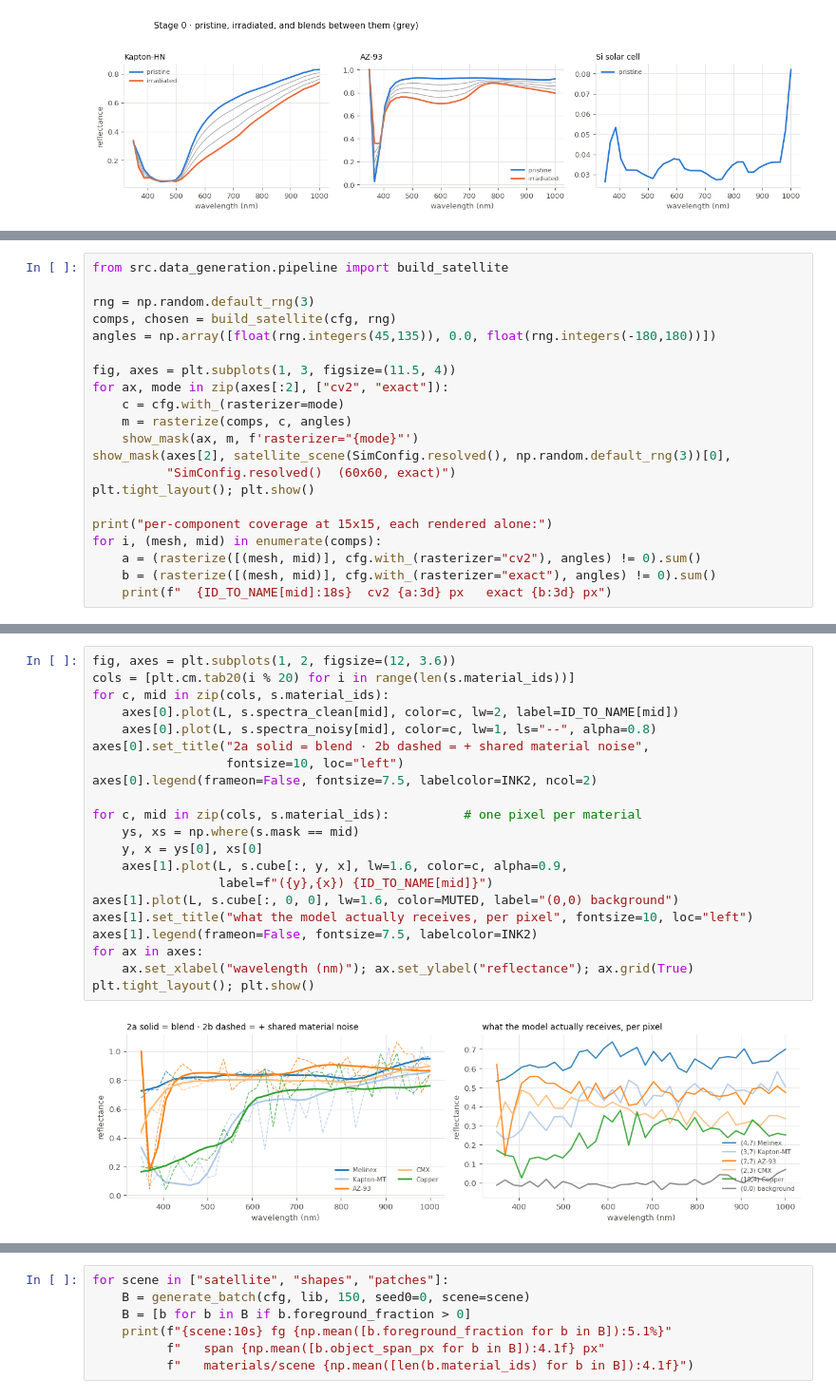
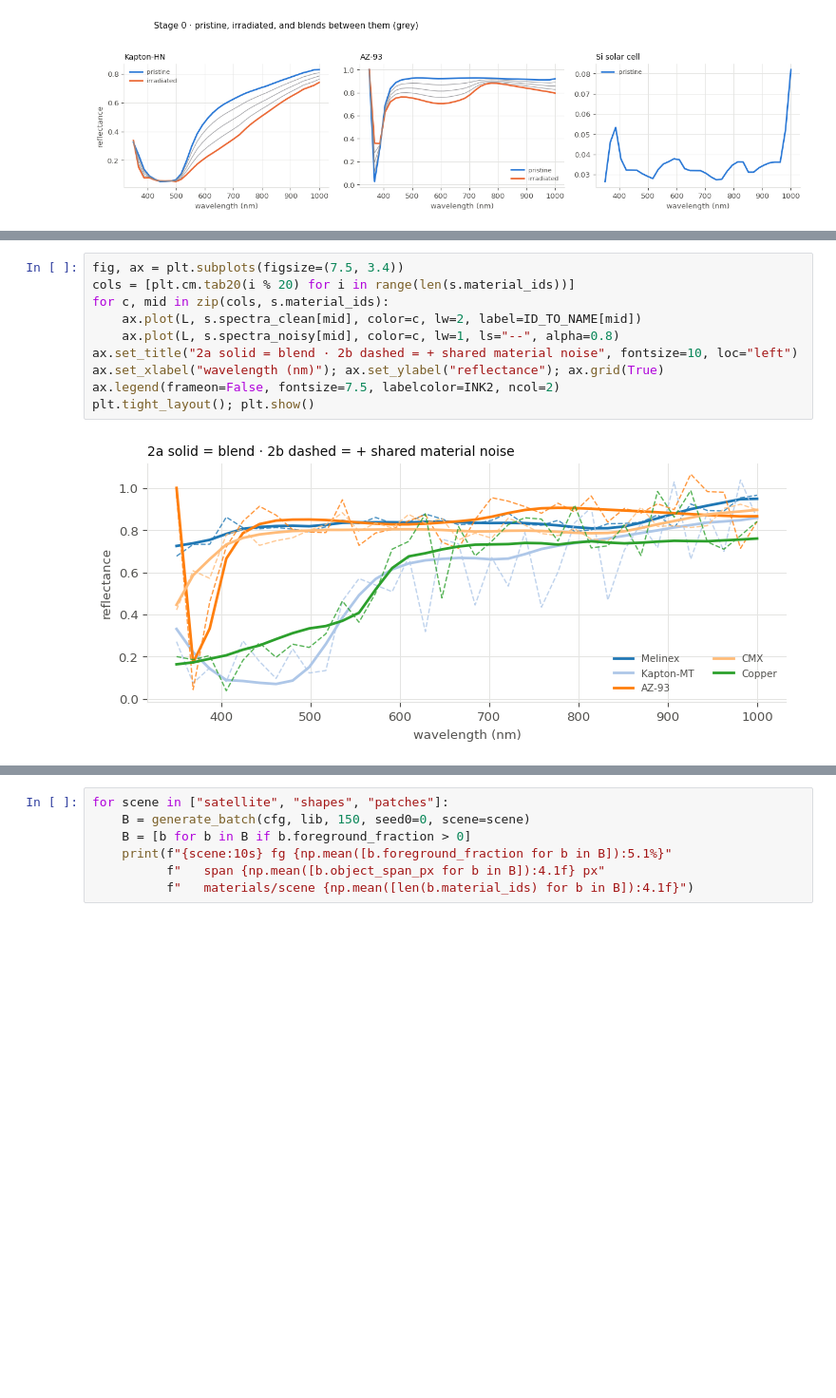
Before and after one commit to paavalipopov/satellites, a Jupyter notebook: scripts/01_generation_walkthrough.ipynb, the cells around one changed output, grey strips where cells are left out. Shown at 95% size. Drawn from its saved outputs; the diff is of its cells as text; blank space fills up the shorter version.

```diff
--- a/scripts/01_generation_walkthrough.ipynb
+++ b/scripts/01_generation_walkthrough.ipynb
@@ -246,21 +175,0 @@ the FOV is fixed and the geometry just fits. To resolve it you raise
-# %%
-from src.data_generation.pipeline import build_satellite
-
-rng = np.random.default_rng(3)
-comps, chosen = build_satellite(cfg, rng)
-angles = np.array([float(rng.integers(45,135)), 0.0, float(rng.integers(-180,180))])
-
-fig, axes = plt.subplots(1, 3, figsize=(11.5, 4))
-for ax, mode in zip(axes[:2], ["cv2", "exact"]):
-    c = cfg.with_(rasterizer=mode)
-    m = rasterize(comps, c, angles)
-    show_mask(ax, m, f'rasterizer="{mode}"')
-show_mask(axes[2], satellite_scene(SimConfig.resolved(), np.random.default_rng(3))[0],
-          "SimConfig.resolved()  (60x60, exact)")
-plt.tight_layout(); plt.show()
-
-print("per-component coverage at 15x15, each rendered alone:")
-for i, (mesh, mid) in enumerate(comps):
-    a = (rasterize([(mesh, mid)], cfg.with_(rasterizer="cv2"), angles) != 0).sum()
-    b = (rasterize([(mesh, mid)], cfg.with_(rasterizer="exact"), angles) != 0).sum()
-    print(f"  {ID_TO_NAME[mid]:18s}  cv2 {a:3d} px   exact {b:3d} px")
@@ -339,23 +198,12 @@ saturates instead of driving accuracy to 1.
 # %%
-fig, axes = plt.subplots(1, 2, figsize=(12, 3.6))
+fig, ax = plt.subplots(figsize=(7.5, 3.4))
 cols = [plt.cm.tab20(i % 20) for i in range(len(s.material_ids))]
 for c, mid in zip(cols, s.material_ids):
-    axes[0].plot(L, s.spectra_clean[mid], color=c, lw=2, label=ID_TO_NAME[mid])
-    axes[0].plot(L, s.spectra_noisy[mid], color=c, lw=1, ls="--", alpha=0.8)
-axes[0].set_title("2a solid = blend · 2b dashed = + shared material noise",
-                  fontsize=10, loc="left")
-axes[0].legend(frameon=False, fontsize=7.5, labelcolor=INK2, ncol=2)
-
-for c, mid in zip(cols, s.material_ids):          # one pixel per material
-    ys, xs = np.where(s.mask == mid)
-    y, x = ys[0], xs[0]
-    axes[1].plot(L, s.cube[:, y, x], lw=1.6, color=c, alpha=0.9,
-                 label=f"({y},{x}) {ID_TO_NAME[mid]}")
-axes[1].plot(L, s.cube[:, 0, 0], lw=1.6, color=MUTED, label="(0,0) background")
-axes[1].set_title("what the model actually receives, per pixel", fontsize=10, loc="left")
-axes[1].legend(frameon=False, fontsize=7.5, labelcolor=INK2)
-for ax in axes:
-    ax.set_xlabel("wavelength (nm)"); ax.set_ylabel("reflectance"); ax.grid(True)
+    ax.plot(L, s.spectra_clean[mid], color=c, lw=2, label=ID_TO_NAME[mid])
+    ax.plot(L, s.spectra_noisy[mid], color=c, lw=1, ls="--", alpha=0.8)
+ax.set_title("2a solid = blend · 2b dashed = + shared material noise", fontsize=10, loc="left")
+ax.set_xlabel("wavelength (nm)"); ax.set_ylabel("reflectance"); ax.grid(True)
+ax.legend(frameon=False, fontsize=7.5, labelcolor=INK2, ncol=2)
 plt.tight_layout(); plt.show()
 # %% [output]
-[figure, old version]
+[figure, new version]
```
Also changed, not shown: parts of 28 cells of this notebook, 8 other files.
